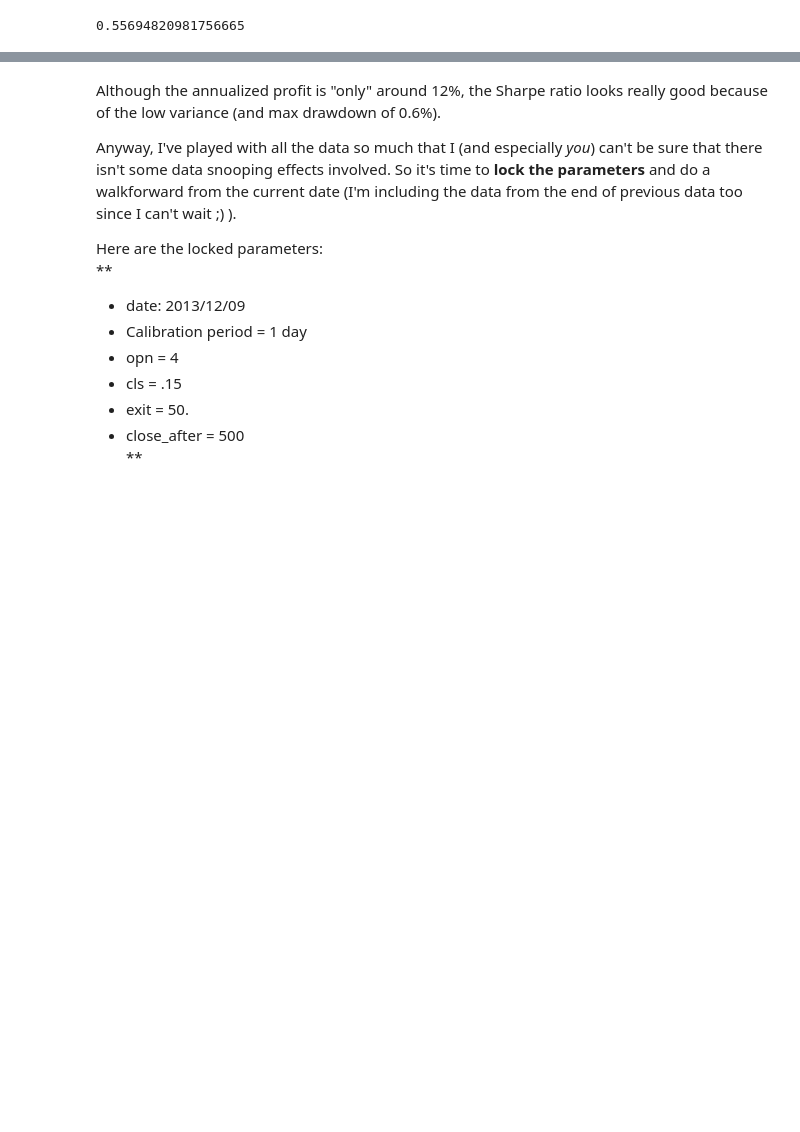
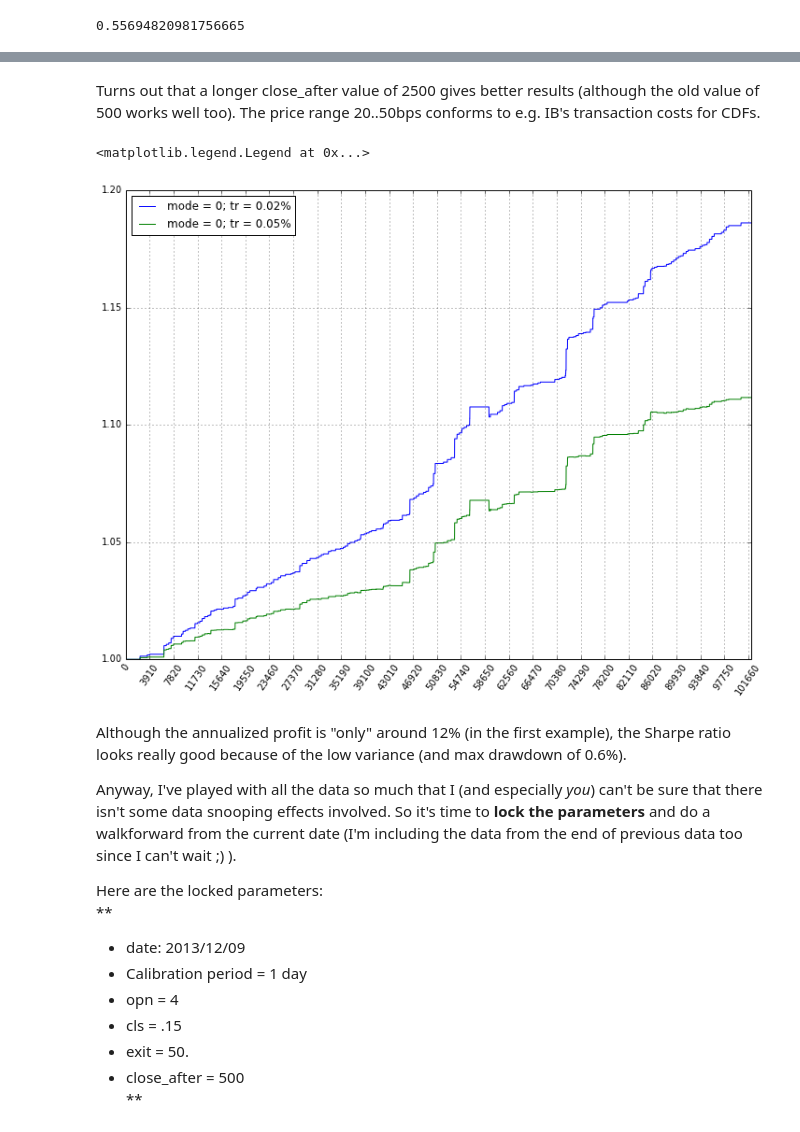
Before and after one commit to harpone/PyArb, a Jupyter notebook: PyArb Intro.ipynb, the cells around one changed output, grey strips where cells are left out. Drawn from its saved outputs; the diff is of its cells as text; code cells hidden in the pictures; blank space fills up the shorter version.

```diff
--- a/PyArb Intro.ipynb
+++ b/PyArb Intro.ipynb
@@ -562,5 +588,25 @@ pa.max_drawdown(pnl_263_1[0])
+# %%
+op = 4
+claf = 2500
+
+pnl_263_1_percent2 =eoddata0.pnl(mode = 0,cls = .15, exit = 50., \
+            opn = op, tr_percent = 0.02,tr_pershare = 0., close_after = claf)
+pnl_263_1_percent5 =eoddata0.pnl(mode = 0,cls = .15, exit = 50., \
+            opn = op, tr_percent = 0.05,tr_pershare = 0., close_after = claf)
+# %% [markdown]
+Turns out that a longer close_after value of 2500 gives better results (although the old value of 500 works well too). The price range 20..50bps conforms to e.g. IB's transaction costs for CDFs.
+# %%
+plt.figure(figsize=(12, 9))
+grid()
+plt.xticks(arange(0,391*430,10*391), rotation=55)
+plot(pnl_263_1_percent2, label = 'mode = 0; tr = 0.02%')
+plot(pnl_263_1_percent5, label = 'mode = 0; tr = 0.05%')
+legend(loc = 2)
+# %% [output]
+<matplotlib.legend.Legend at 0x...>
+[figure, added]
 # %% [markdown]
-Although the annualized profit is "only" around 12%, the Sharpe ratio looks really good because of the low variance (and max drawdown of 0.6%).
+Although the annualized profit is "only" around 12% (in the first example), the Sharpe ratio looks really good because of the low variance (and max drawdown of 0.6%).
 
 Anyway, I've played with all the data so much that I (and especially *you*) can't be sure that there isn't some data snooping effects involved. So it's time to **lock the parameters** and do a walkforward from the current date (I'm including the data from the end of previous data too since I can't wait ;) ).
 
```
Also changed, not shown: parts of 9 cells of this notebook, 1 other file.
